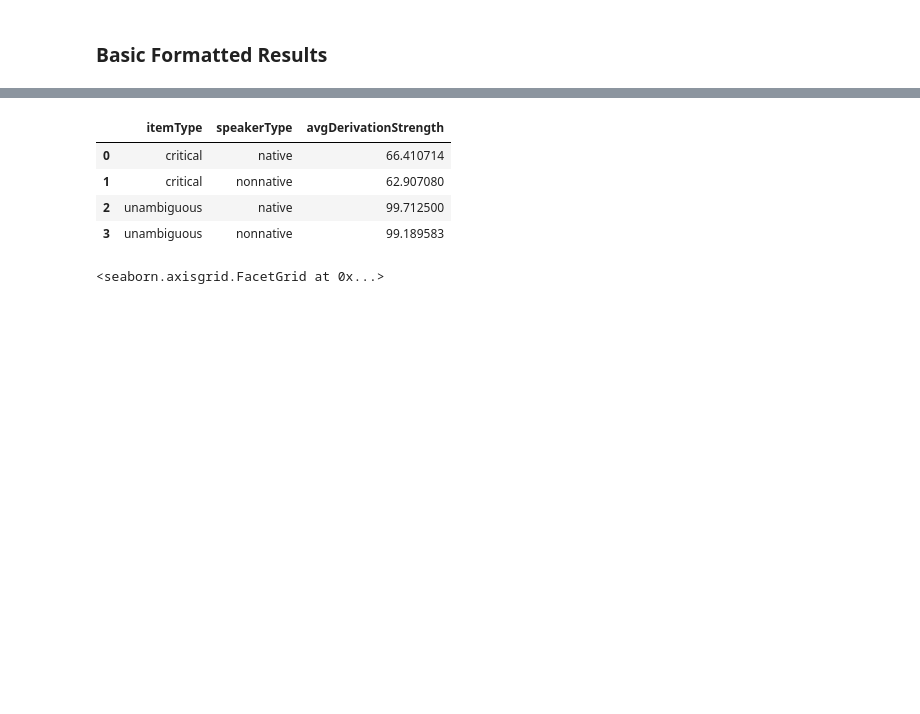
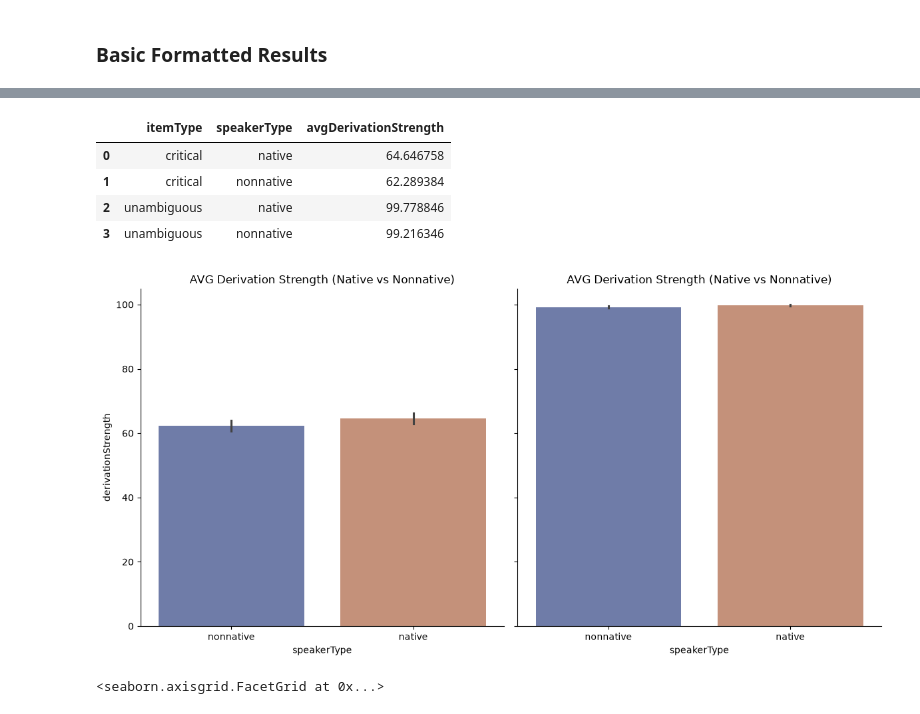
Before and after one commit to yuzh00007/Thesis-Data-Analysis, a Jupyter notebook: Results/MainExperiment/DataFormatting-and-Audio/cleanPictureRatingCSV.ipynb, the cells around one changed output, grey strips where cells are left out. Cells and saved outputs as stored; diff of their text form; code cells hidden in the pictures; blank space fills up the shorter version.

```diff
--- a/Results/MainExperiment/DataFormatting-and-Audio/cleanPictureRatingCSV.ipynb
+++ b/Results/MainExperiment/DataFormatting-and-Audio/cleanPictureRatingCSV.ipynb
@@ -211,0 +198,21 @@ audio_filtered_participants = [
+# %%
+nathan4u_filtered_participants = [
+    # control accuracy < 50%
+    "6978d830c5d415696508430d",
+    "69c093d33989aa791c4e8b2d",
+    "6a00dbcc626a780a8e5c07a4",
+    "6a177f7ec67996448d9c7d41",
+    "6a1f0ef7a64d44c972d3a5f7",
+    "6a232745f21e165e2b54ed58",
+    "6a2482e9af72b55296872b0d"
+]
+
+nathan4u_technical_issues = [
+    # technical issues: 50+ unanswered
+    "69c093d33989aa791c4e8b2d",
+    "6a2482e9af72b55296872b0d",
+    "6a1f0ef7a64d44c972d3a5f7",
+    "6a00dbcc626a780a8e5c07a4",
+    "6a177f7ec67996448d9c7d41",
+    "6a232745f21e165e2b54ed58",
+]
@@ -214,13 +223,12 @@ audio_filtered_participants = [
 # %%
 all_filtered_participants = list(set(
     picrating_filtered_participants +
-    # ratingoutlier_participants +
+    nathan4u_technical_issues +
     nathan4u_filtered_participants +
     audio_filtered_participants +
     technical_prob_filtered_participants
 ))
 
 print("total number of filtered participants: ", len(all_filtered_participants))
-all_filtered_participants
 # %% [output]
 total number of filtered participants:  23
@@ -365,15 +385,22 @@ rollup_results
 # %%
 ignore_13 = final_df[final_df["itemId"] != 13]
 
+graph_without_13 = sns.catplot(
+    data=ignore_13, kind="bar",
+    x="speakerType", y="derivationStrength", height=6, col="itemType",
+    hue="speakerType", errorbar="se", palette="dark",
+    alpha=.6,
+).set(title='AVG Derivation Strength (Native vs Nonnative)')
+
 graph_rollup_cols = ["itemType", "speakerType",]
 graph_rollup = ignore_13.groupby(graph_rollup_cols)
-
 graph_rollup = graph_rollup["derivationStrength"].mean().reset_index(name='avgDerivationStrength')
 graph_rollup
 # %% [output]
 |  | itemType | speakerType | avgDerivationStrength |
-| 0 | critical | native | 66.410714 |
-| 1 | critical | nonnative | 62.907080 |
-| 2 | unambiguous | native | 99.712500 |
-| 3 | unambiguous | nonnative | 99.189583 |
+| 0 | critical | native | 64.646758 |
+| 1 | critical | nonnative | 62.289384 |
+| 2 | unambiguous | native | 99.778846 |
+| 3 | unambiguous | nonnative | 99.216346 |
+[figure, added]
 # %%
```
Also changed, not shown: parts of 23 cells of this notebook, 2 other files.
